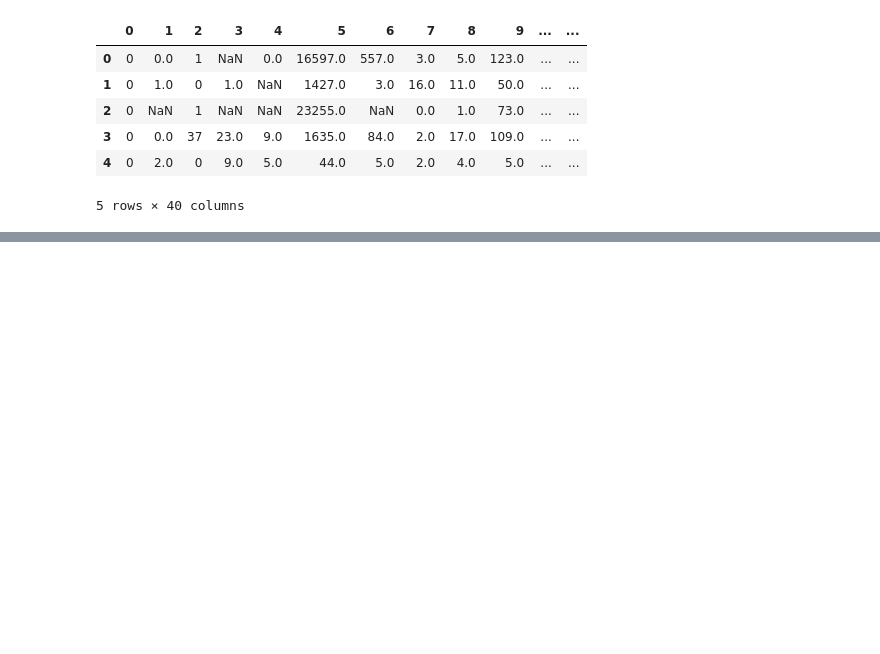
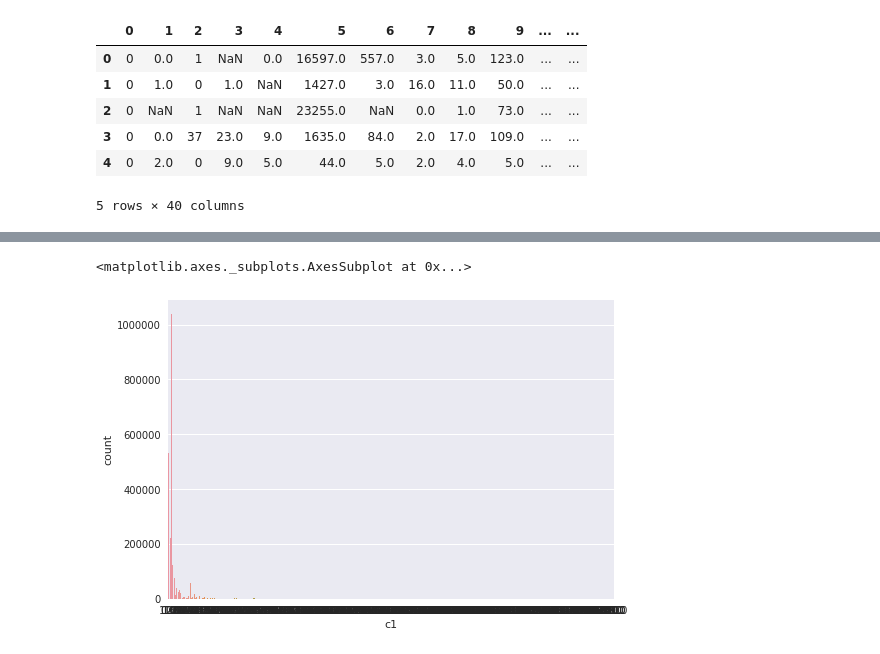
Before and after one commit to vnagapudi/W261_Final_Project, a Jupyter notebook: final_project_LUCA.ipynb, the cells around one changed output, grey strips where cells are left out. Drawn from its saved outputs; the diff is of its cells as text; code cells hidden in the pictures; blank space fills up the shorter version.

```diff
--- a/final_project_LUCA.ipynb
+++ b/final_project_LUCA.ipynb
@@ -138,0 +150,5 @@ df.describe()
+# %%
+sns.countplot(df['c1'].fillna('1000'))
+# %% [output]
+<matplotlib.axes._subplots.AxesSubplot at 0x...>
+[figure, added]
```
Also changed, not shown: parts of 7 cells of this notebook, 1 other file.
